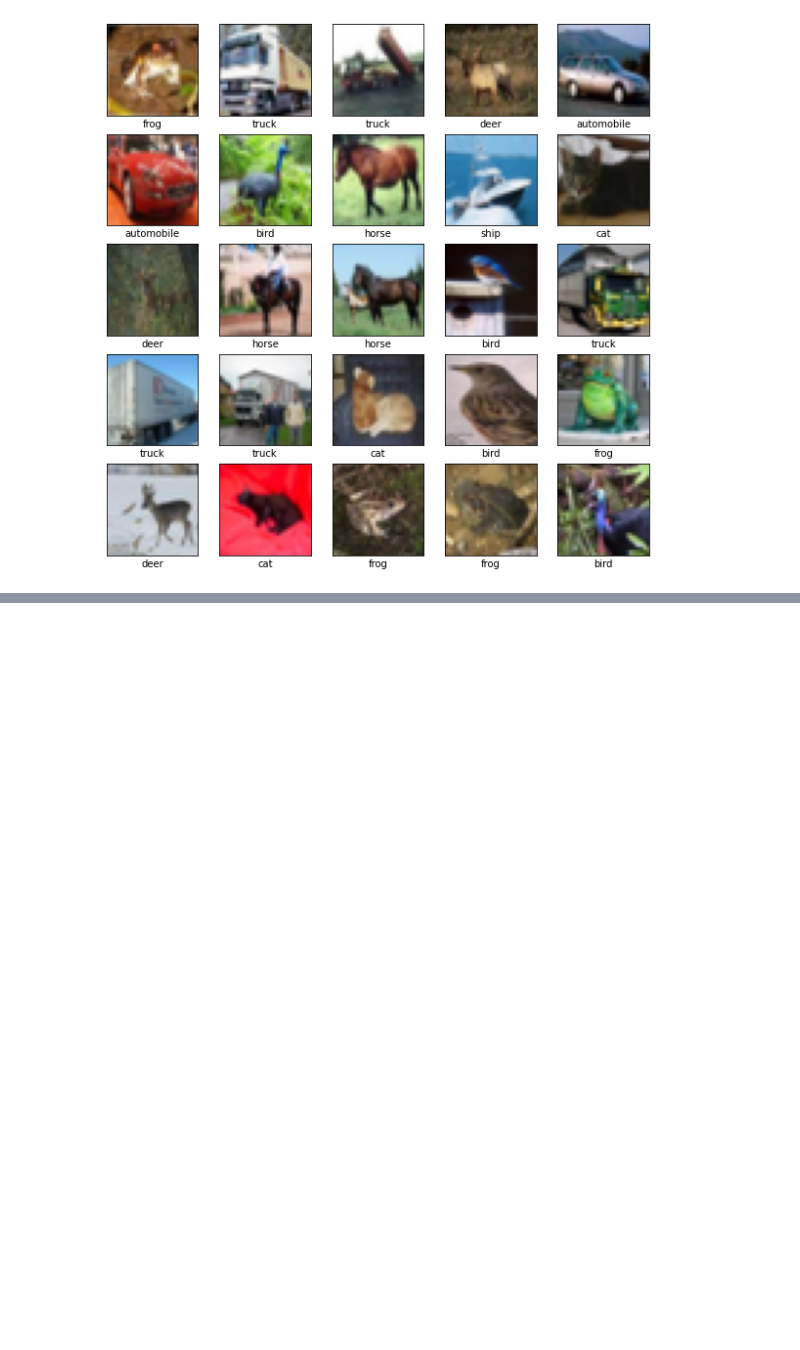
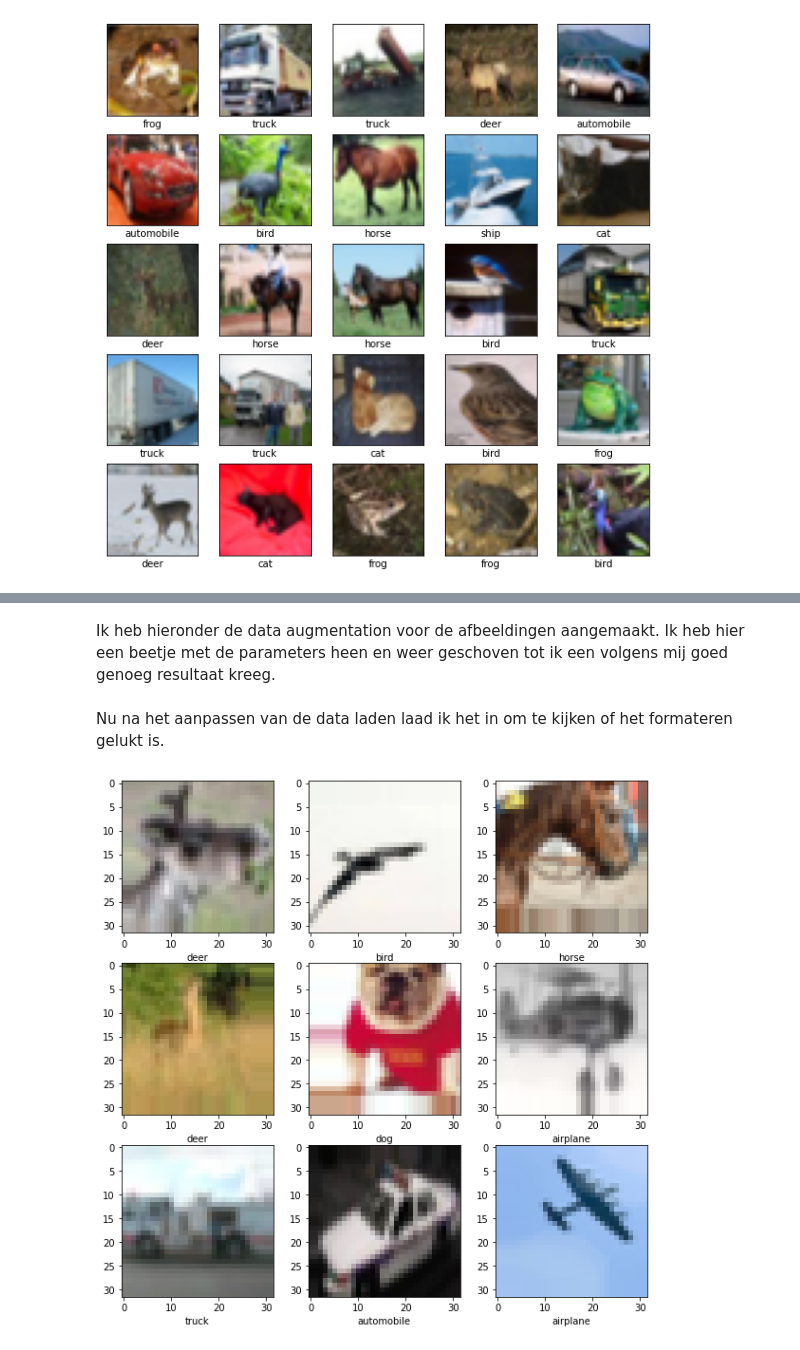
Before and after one commit to NickAndringa/ML_assignments, a Jupyter notebook: P5.ipynb, the cells around one changed output, grey strips where cells are left out. Cells and saved outputs as stored; diff of their text form; code cells hidden in the pictures; blank space fills up the shorter version.

```diff
--- a/P5.ipynb
+++ b/P5.ipynb
@@ -127,0 +132,26 @@ test_loss, test_acc = model.evaluate(test_images,  test_labels, verbose=2)
+# %% [markdown]
+Ik heb hieronder de data augmentation voor de afbeeldingen aangemaakt. Ik heb hier een beetje met de parameters heen en weer geschoven tot ik een volgens mij goed genoeg resultaat kreeg.
+# %%
+datagen = ImageDataGenerator(
+    # rotation_range=15,
+    horizontal_flip=True,
+    width_shift_range=0.15,
+    height_shift_range=0.25
+    #zoom_range=0.3
+    )
+datagen.fit(test_images)
+# %% [markdown]
+Nu na het aanpassen van de data laden laad ik het in om te kijken of het formateren gelukt is.
+# %%
+labels = ['airplane', 'automobile', 'bird', 'cat', 'deer',
+                'dog', 'frog', 'horse', 'ship', 'truck']
+plt.figure(figsize=(10,10))
+for X_batch, y_batch in datagen.flow(train_images, train_labels, batch_size=9):
+    for i in range(0, 9):
+        plt.subplot(330 + 1 + i)
+        plt.imshow(X_batch[i])
+        plt.xlabel(labels[y_batch[i][0]])
+    plt.show()
+    break
+# %% [output]
+[figure, added]
```
Also changed, not shown: parts of 30 cells of this notebook, 2 other files.
